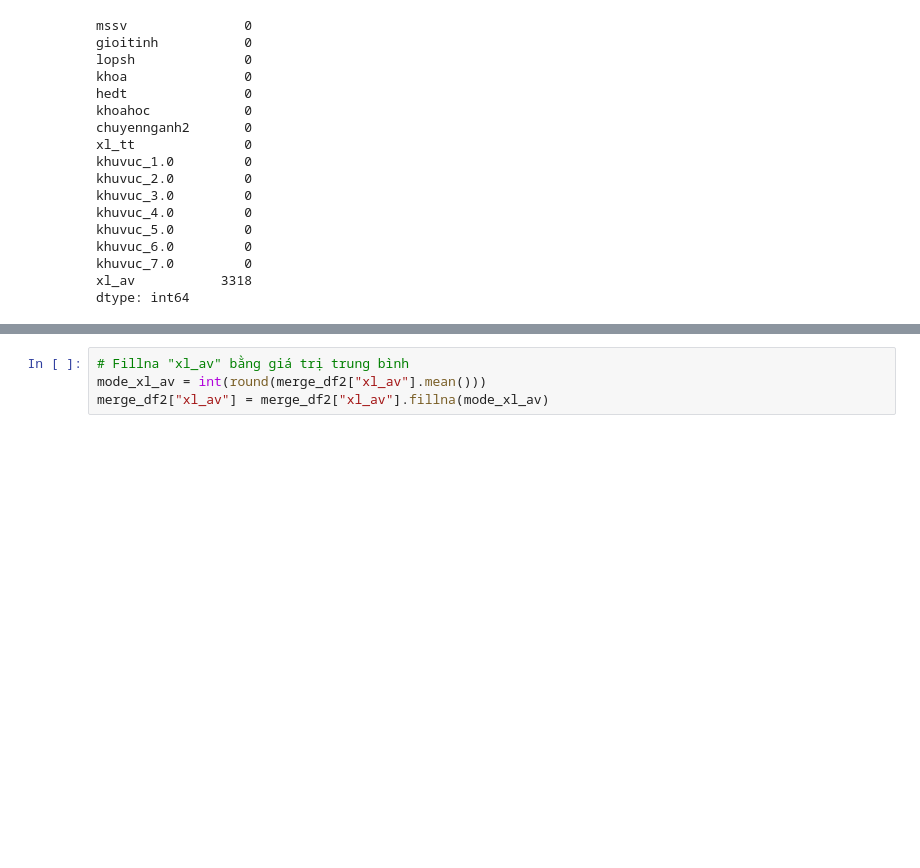
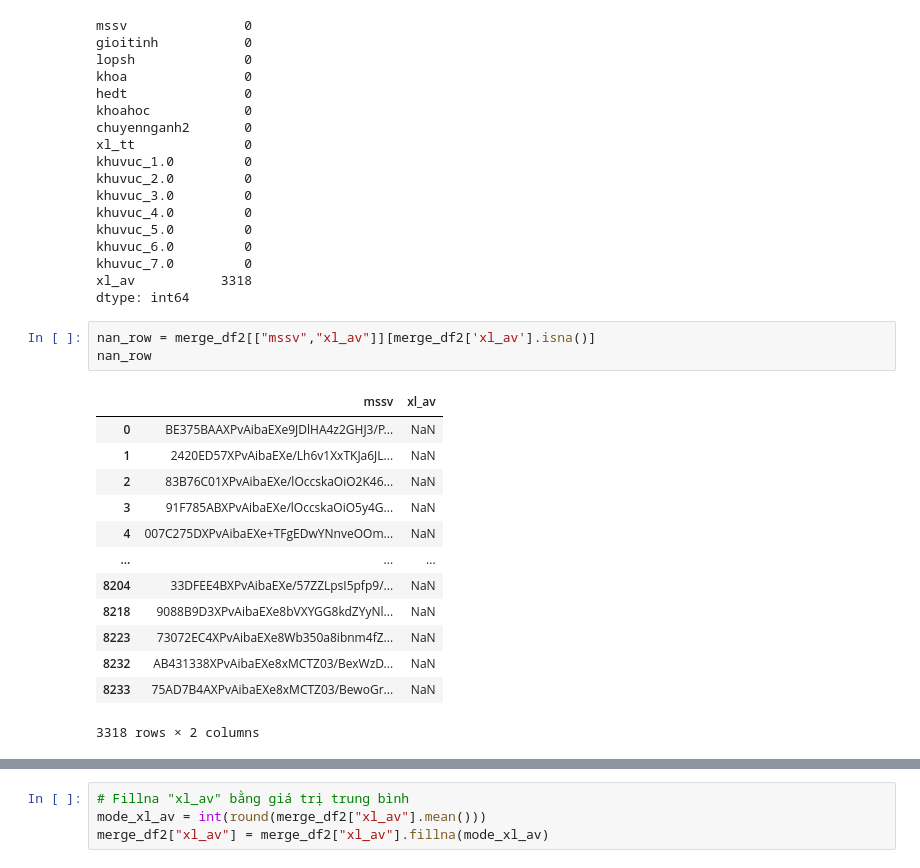
Before and after one commit to anhducbuui270802/Educational_DataMining, a Jupyter notebook: merge_data/merge_data.ipynb, the cells around one changed output, grey strips where cells are left out. Drawn from its saved outputs; the diff is of its cells as text; blank space fills up the shorter version.

```diff
--- a/merge_data/merge_data.ipynb
+++ b/merge_data/merge_data.ipynb
@@ -92,3 +92,20 @@ khuvuc_6.0         0
 khuvuc_7.0         0
 xl_av           3318
 dtype: int64
+# %%
+nan_row = merge_df2[["mssv","xl_av"]][merge_df2['xl_av'].isna()]
+nan_row
+# %% [output]
+|  | mssv | xl_av |
+| 0 | BE375BAAXPvAibaEXe9JDlHA4z2GHJ3/P... | NaN |
+| 1 | 2420ED57XPvAibaEXe/Lh6v1XxTKJa6JL... | NaN |
+| 2 | 83B76C01XPvAibaEXe/lOccskaOiO2K46... | NaN |
+| 3 | 91F785ABXPvAibaEXe/lOccskaOiO5y4G... | NaN |
+| 4 | 007C275DXPvAibaEXe+TFgEDwYNnveOOm... | NaN |
+| ... | ... | ... |
+| 8204 | 33DFEE4BXPvAibaEXe/57ZZLpsI5pfp9/... | NaN |
+| 8218 | 9088B9D3XPvAibaEXe8bVXYGG8kdZYyNl... | NaN |
+| 8223 | 73072EC4XPvAibaEXe8Wb350a8ibnm4fZ... | NaN |
+| 8232 | AB431338XPvAibaEXe8xMCTZ03/BexWzD... | NaN |
+| 8233 | 75AD7B4AXPvAibaEXe8xMCTZ03/BewoGr... | NaN |
+3318 rows × 2 columns
```
Also changed, not shown: parts of 9 cells of this notebook, 4 other files.
